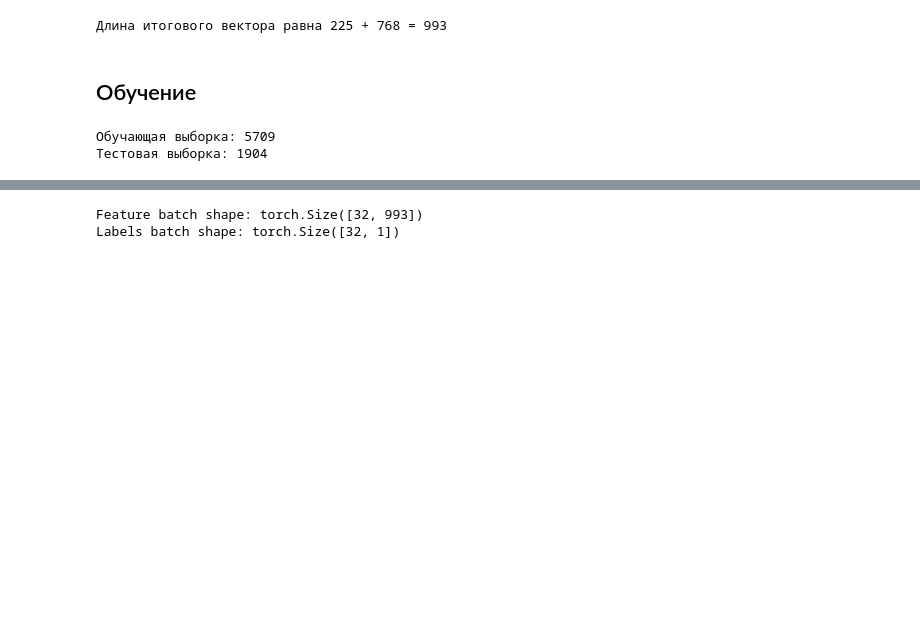
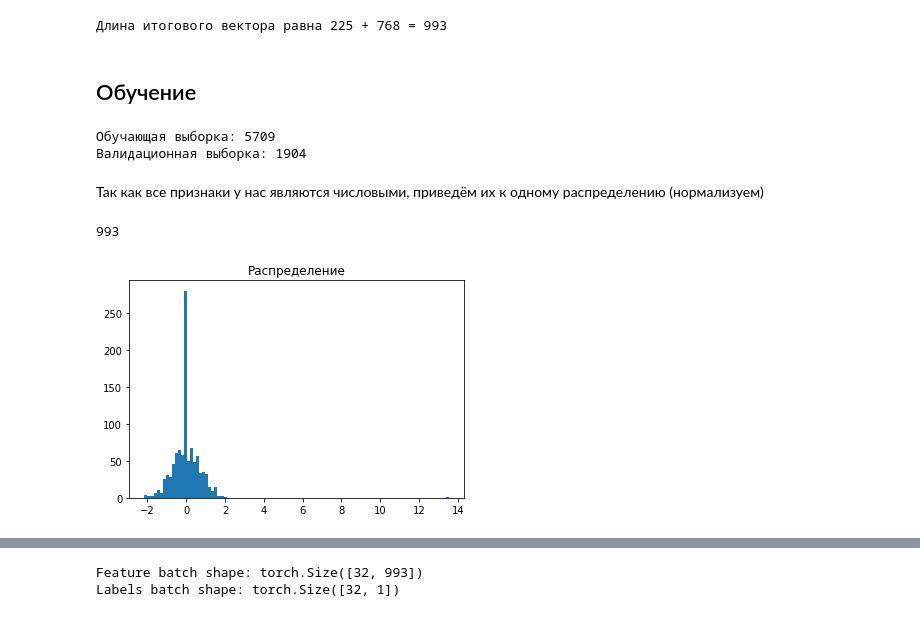
Before and after one commit to akrasnov87/natural-language-processing-with-disaster-tweets, a Jupyter notebook: main.ipynb, the cells around one changed output, grey strips where cells are left out. Saved outputs shown, nothing was run; the diff lists cells and outputs as text; code cells hidden in the pictures; blank space fills up the shorter version.

```diff
--- a/main.ipynb
+++ b/main.ipynb
@@ -253,7 +285,7 @@ def join_vectors(row):
     numpy.ndarray - объдинённый вектор
     """
 
-    return np.concatenate((row['other_vector'], row['text_vector']))
+    return np.concatenate((row['feature_vector'], row['text_vector']))
 
-df['vec'] = df.apply(join_vectors, axis=1)
+df['finish_vector'] = df.apply(join_vectors, axis=1)
 # %%
@@ -273,11 +302,35 @@ from sklearn.preprocessing import StandardScaler
 # %%
-features = df['vec']
+# вектор
+features = df['finish_vector']
+# целевой признак
 target = df['target']
 # %%
-features_train, features_test, target_train, target_test = train_test_split(features, target, test_size=0.25, random_state=RANDOM_STATE, shuffle=True)
+features_train, features_valid, target_train, target_valid = train_test_split(features, target, test_size=0.25, random_state=RANDOM_STATE, shuffle=True, stratify=target)
+
+#features_train, features_test, target_train, target_test = train_test_split(features_train, target_train, test_size=0.25, random_state=RANDOM_STATE, shuffle=True, stratify=target_train)
 
 print(f'Обучающая выборка:', features_train.shape[0])
-print(f'Тестовая выборка:', features_test.shape[0])
+#print(f'Тестовая выборка:', features_test.shape[0])
+print(f'Валидационная выборка:', features_valid.shape[0])
 # %% [output]
 Обучающая выборка: 5709
-Тестовая выборка: 1904
+Валидационная выборка: 1904
+# %% [markdown]
+Так как все признаки у нас являются числовыми, приведём их к одному распределению (нормализуем)
+# %%
+len(features_train.iloc[0])
+# %% [output]
+993
+# %%
+scaler = StandardScaler()
+
+features_train = scaler.fit_transform(features_train.tolist())
+features_valid = scaler.transform(features_valid.tolist())
+#features_test = scaler.transform(features_test.tolist())
+# %%
+plt.hist(features_train[0], bins=100)
+
+plt.title('Распределение')
+plt.show()
+# %% [output]
+[figure, added]
```
Also changed, not shown: parts of 70 cells of this notebook, 9 other files.
